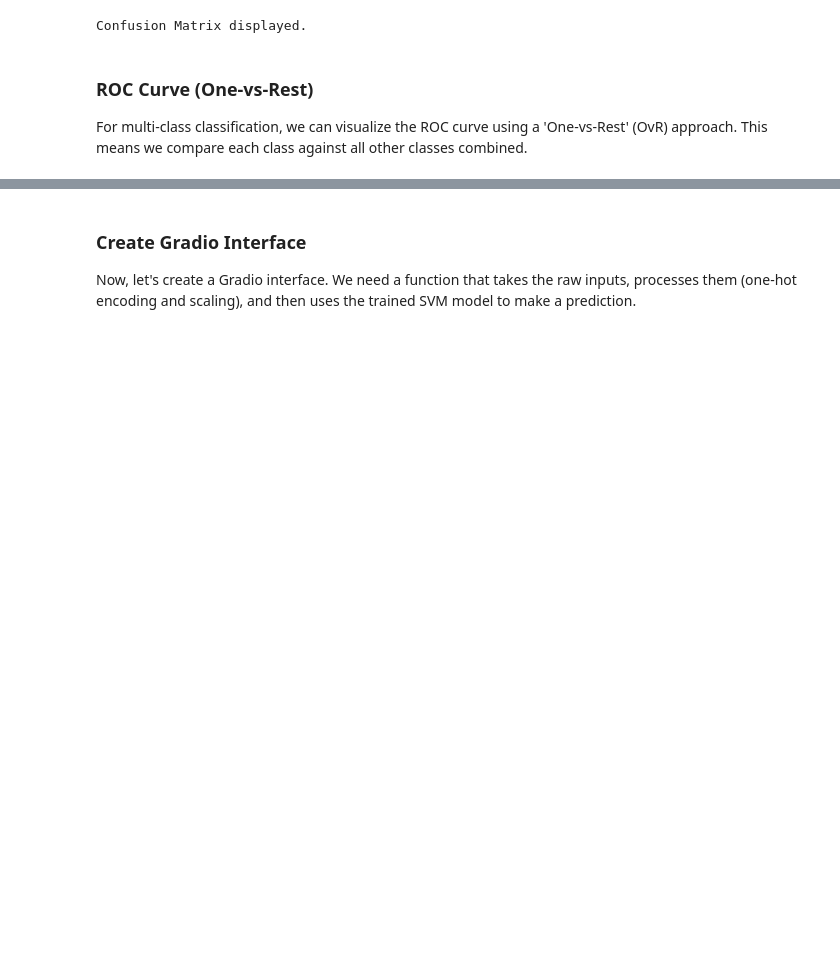
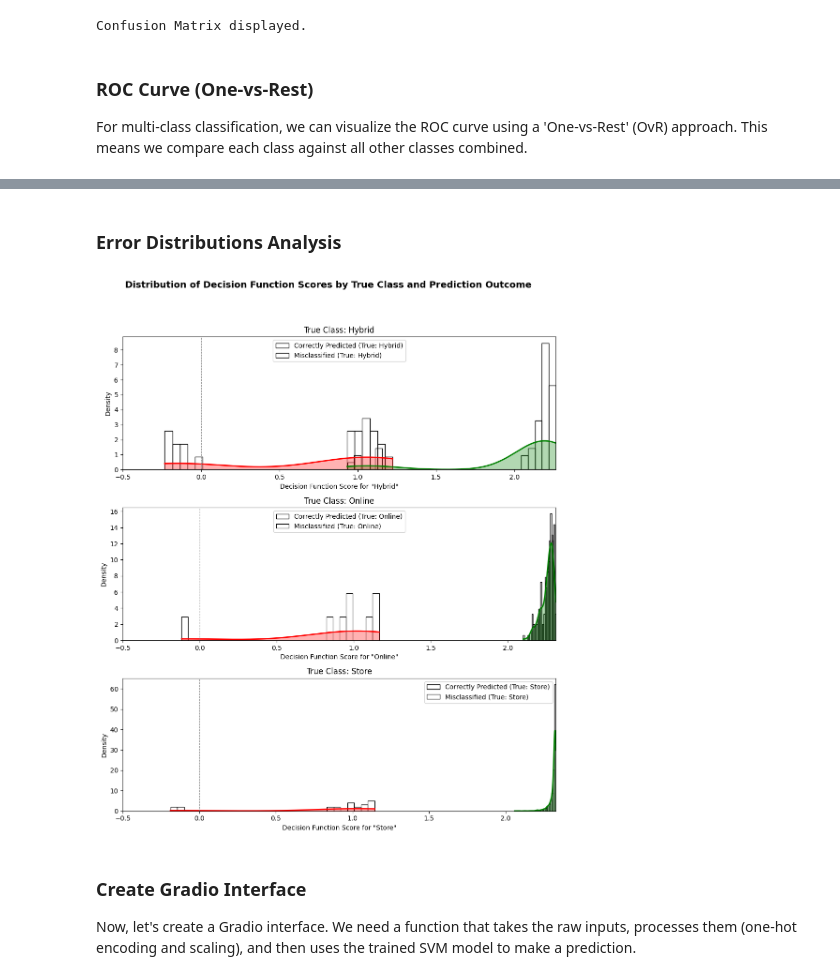
Before and after one commit to eimoehtet/shopping-preferences-prediction, a Jupyter notebook: shopping_preferences_using_SVM.ipynb, the cells around one changed output, grey strips where cells are left out. Cells and saved outputs as stored; diff of their text form; code cells hidden in the pictures; blank space fills up the shorter version.

```diff
--- a/shopping_preferences_using_SVM.ipynb
+++ b/shopping_preferences_using_SVM.ipynb
@@ -470,3 +473,72 @@ else:
+# %% [markdown]
+### **Error Distributions Analysis**
+# %%
+import matplotlib.pyplot as plt
+import seaborn as sns
+import numpy as np
+
+# Ensure y_score is available from the ROC curve generation step
+# It should contain the decision function values from the best_svm_model
+
+if 'y_score' in locals() and y_score is not None:
+    # Get the class labels in the order they appear in y_score columns
+    # This assumes best_svm_model.classes_ provides the correct order
+    classes = best_svm_model.classes_
+
+    fig, axes = plt.subplots(len(classes), 1, figsize=(10, 4 * len(classes)))
+    if len(classes) == 1:
+        axes = [axes] # Ensure axes is iterable even for a single class
+
+    fig.suptitle('Distribution of Decision Function Scores by True Class and Prediction Outcome',
+                 fontsize=14, fontweight='bold', y=1.02)
+
+    for i, class_label in enumerate(classes):
+        ax = axes[i]
+
+        # Filter data for the current true class
+        true_class_indices = (y_test == class_label)
+        # Scores for the true class itself for samples belonging to that true class
+        true_class_scores = y_score[true_class_indices, i]
+        true_class_predictions = predictions_tuned[true_class_indices]
+
+        # Separate into correctly and incorrectly predicted samples for this true class
+        correctly_predicted_mask = (true_class_predictions == class_label)
+        incorrectly_predicted_mask = (true_class_predictions != class_label)
+
+        # Plot distributions for correctly and incorrectly predicted samples
+        sns.histplot(true_class_scores[correctly_predicted_mask], color='green', kde=True,
+                     label=f'Correctly Predicted (True: {class_label})', ax=ax, stat='density', alpha=0.0,
+                     line_kws={'linewidth': 2}, bins=30) # Draw KDE only for correctly classified
+        sns.histplot(true_class_scores[incorrectly_predicted_mask], color='red', kde=True,
+                     label=f'Misclassified (True: {class_label})', ax=ax, stat='density', alpha=0.0,
+                     line_kws={'linewidth': 2}, bins=30) # Draw KDE only for misclassified
+
+        # Fill the areas for better visual distinction
+        # Access the KDE line data directly from ax.lines
+        ax.fill_between(ax.lines[0].get_xdata(),
+                        ax.lines[0].get_ydata(), color='green', alpha=0.3)
+        ax.fill_between(ax.lines[1].get_xdata(),
+                        ax.lines[1].get_ydata(), color='red', alpha=0.3)
+
+        ax.set_title(f'True Class: {class_label}', fontsize=12)
+        ax.set_xlabel(f'Decision Function Score for "{class_label}"')
+        ax.set_ylabel('Density')
+        ax.legend()
+
+        # Add a vertical line at the decision boundary (score = 0)
+        ax.axvline(x=0, color='gray', linestyle='--', linewidth=0.8, label='Decision Boundary (0)')
+
+        # Adjust x-axis limits to ensure the decision boundary is always visible
+        min_score = min(true_class_scores)
+        max_score = max(true_class_scores)
+        ax.set_xlim(min(min_score, -0.5), max(max_score, 0.5))
+
+    plt.tight_layout(rect=[0, 0.03, 1, 0.98]) # Adjust layout to prevent suptitle overlap
+    plt.show()
+else:
+    print("Cannot plot error distributions: Decision function scores (y_score) not available.")
+# %% [output]
+[figure, added]
 # %% [markdown]
 ### Create Gradio Interface
 
```
Also changed, not shown: parts of 24 cells of this notebook.
